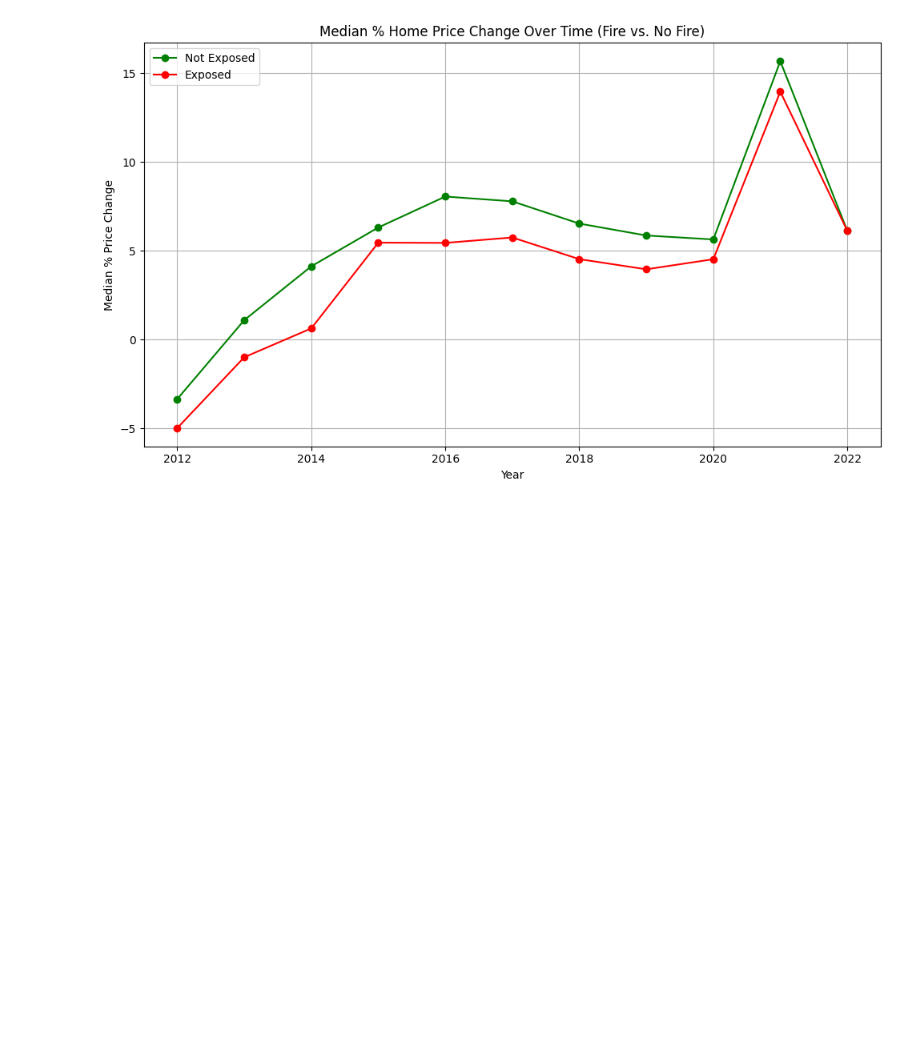
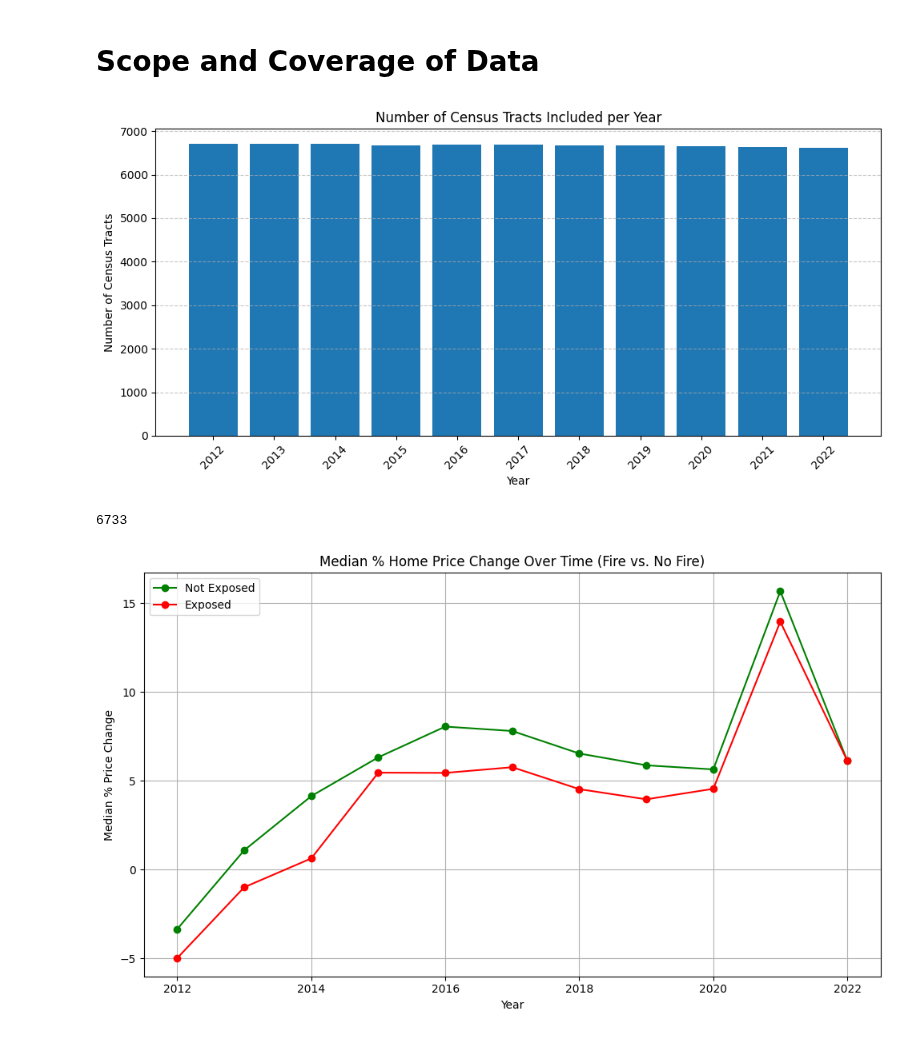
Before and after one commit to CynthiaShiyue/IDS705_MachineLearning_Project, a Jupyter notebook: 20_Model/21_Data_Exploration.ipynb, the cells around one changed output. Saved outputs shown, nothing was run; the diff lists cells and outputs as text; code cells hidden in the pictures; blank space fills up the shorter version.

```diff
--- a/20_Model/21_Data_Exploration.ipynb
+++ b/20_Model/21_Data_Exploration.ipynb
@@ -22,3 +43,25 @@ data.head(3)
+# %% [markdown]
+# Scope and Coverage of Data
+# %%
+# Count number of census tracts per year
+tracts_per_year = data['YEAR'].value_counts().sort_index()
+
+# Plot
+plt.figure(figsize=(10, 5))
+plt.bar(tracts_per_year.index.astype(str), tracts_per_year.values)
+plt.title("Number of Census Tracts Included per Year")
+plt.xlabel("Year")
+plt.ylabel("Number of Census Tracts")
+plt.xticks(rotation=45)
+plt.grid(axis='y', linestyle='--', alpha=0.7)
+plt.tight_layout()
+plt.show()
+# %% [output]
+[figure, added]
+# %%
+data['GEO_UNIQUE_ID'].nunique()
+# %% [output]
+6733
 # %%
 ##########################################################
 # Create a line plot showing average % price change per year, comparing ZIP codes
```
Also changed, not shown: parts of 6 cells of this notebook, 3 other files.
